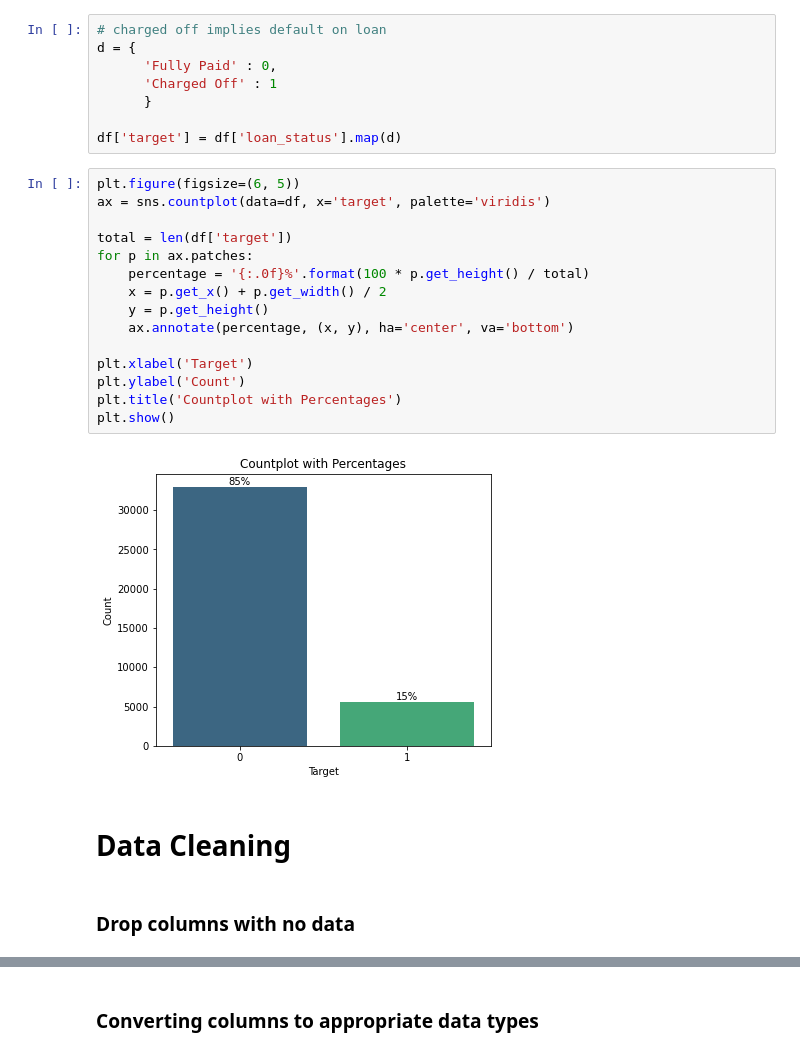
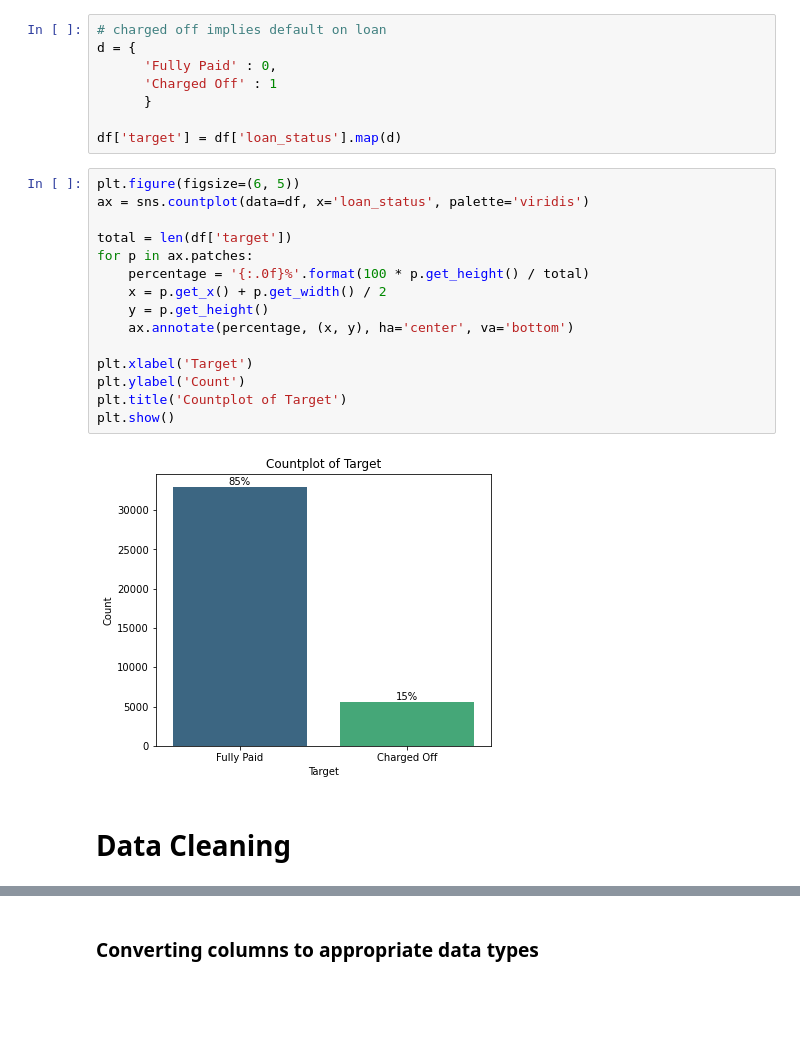
Before and after one commit to heymihir/Lending-Case-Study, a Jupyter notebook: Code/Default_Prediction_CaseStudy.ipynb, the cells around one changed output, grey strips where cells are left out. Saved outputs shown, nothing was run; the diff lists cells and outputs as text; blank space fills up the shorter version.

Commit message:
Added Bivariate analysis and countplots

```diff
--- a/Code/Default_Prediction_CaseStudy.ipynb
+++ b/Code/Default_Prediction_CaseStudy.ipynb
@@ -64,23 +64,21 @@ d = {
 df['target'] = df['loan_status'].map(d)
 # %%
 plt.figure(figsize=(6, 5))
-ax = sns.countplot(data=df, x='target', palette='viridis')
+ax = sns.countplot(data=df, x='loan_status', palette='viridis')
 
 total = len(df['target'])
 for p in ax.patches:
     percentage = '{:.0f}%'.format(100 * p.get_height() / total)
     x = p.get_x() + p.get_width() / 2
     y = p.get_height()
     ax.annotate(percentage, (x, y), ha='center', va='bottom')
 
 plt.xlabel('Target')
 plt.ylabel('Count')
-plt.title('Countplot with Percentages')
+plt.title('Countplot of Target')
 plt.show()
 # %% [output]
-[figure, old version]
+[figure, new version]
 # %% [markdown]
 # Data Cleaning
-# %% [markdown]
-### Drop columns with no data
 # %%
```
Also changed, not shown: parts of 32 cells of this notebook.
